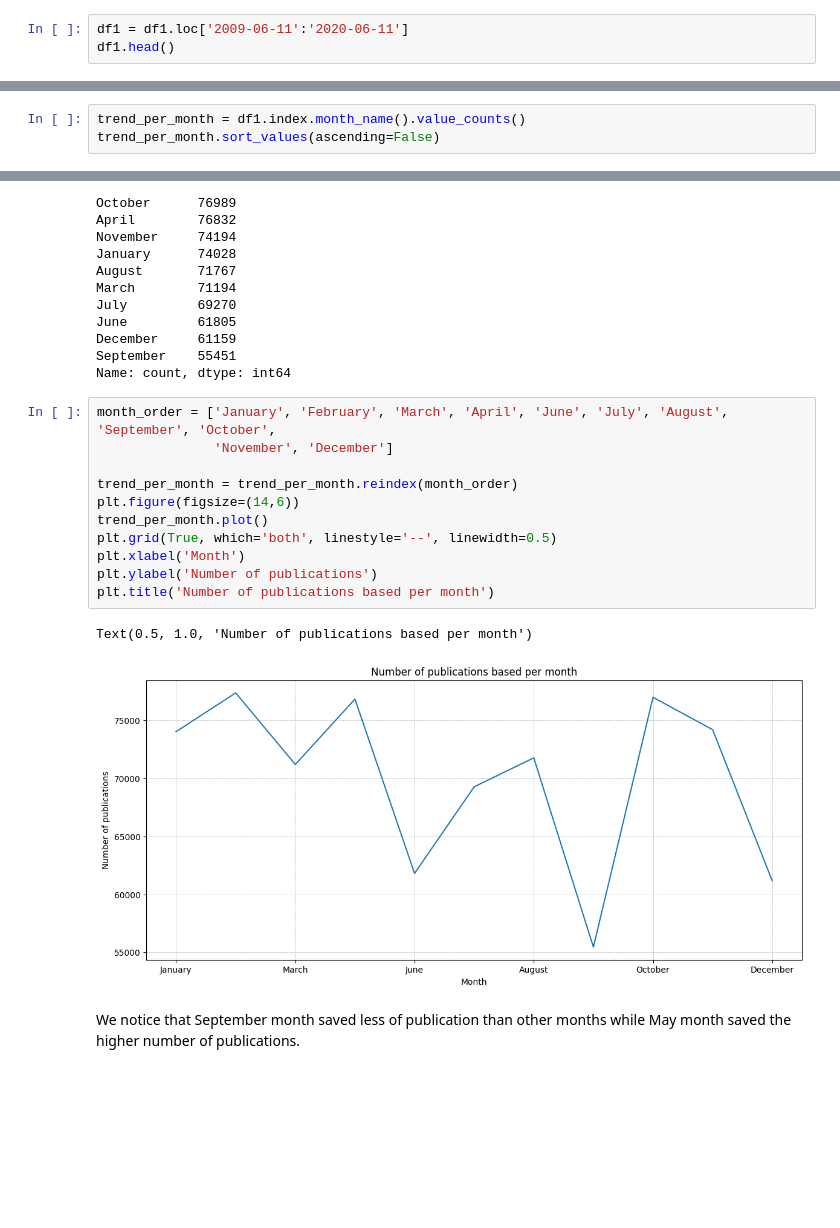
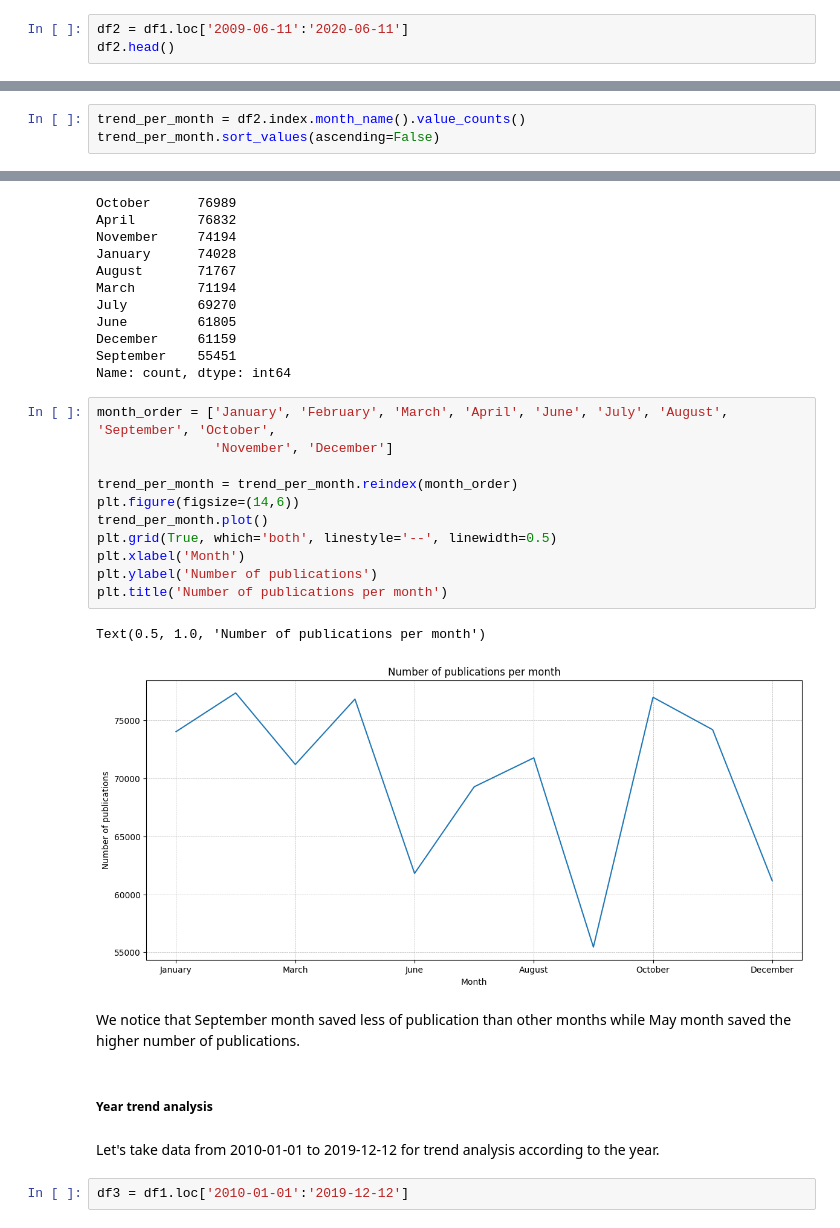
Before and after one commit to Cabrel17/Financial_news_sentiment_analysis, a Jupyter notebook: notebooks/Exploratory_data_analysis.ipynb, the cells around one changed output, grey strips where cells are left out. Cells and saved outputs as stored; diff of their text form; blank space fills up the shorter version.

Commit message:
Start of the year trend analysis

```diff
--- a/notebooks/Exploratory_data_analysis.ipynb
+++ b/notebooks/Exploratory_data_analysis.ipynb
@@ -155,8 +153,8 @@ df1.head()
 | 2009-05-22 00:00:00+00:00 | Charles Sizemore Radio Interview ... | https://www.benzinga.com/11218/ch... | Charles Lewis Sizemore CFA | AM | 49 |
 | 2009-05-27 00:00:00+00:00 | JVA perks to 39% gain, SMCG ready... | https://www.benzinga.com/superman... | superman | EPS | 50 |
 # %%
-df1 = df1.loc['2009-06-11':'2020-06-11']
-df1.head()
+df2 = df1.loc['2009-06-11':'2020-06-11']
+df2.head()
 # %% [output]
 |  | headline | url | publisher | stock | headline_length |
 | date |  |  |  |  |  |
@@ -166,7 +164,7 @@ df1.head()
 | 2009-06-16 00:00:00+00:00 | AIM Great News the Day After Grea... | https://www.benzinga.com/5334/aim... | superman | EPS | 43 |
 | 2009-06-19 00:00:00+00:00 | Review of 3 Chinese IPO's- Week o... | https://www.benzinga.com/5332/rev... | superman | ADS | 44 |
 # %%
-trend_per_month = df1.index.month_name().value_counts()
+trend_per_month = df2.index.month_name().value_counts()
 trend_per_month.sort_values(ascending=False)
 # %% [output]
 date
@@ -186,16 +184,22 @@ Name: count, dtype: int64
 # %%
 month_order = ['January', 'February', 'March', 'April', 'June', 'July', 'August', 'September', 'October',
                'November', 'December']
 
 trend_per_month = trend_per_month.reindex(month_order)
 plt.figure(figsize=(14,6))
 trend_per_month.plot()
 plt.grid(True, which='both', linestyle='--', linewidth=0.5)
 plt.xlabel('Month')
 plt.ylabel('Number of publications')
-plt.title('Number of publications based per month')
+plt.title('Number of publications per month')
 # %% [output]
-Text(0.5, 1.0, 'Number of publications based per month')
+Text(0.5, 1.0, 'Number of publications per month')
-[figure, old version]
+[figure, new version]
 # %% [markdown]
 We notice that September month saved less of publication than other months while May month saved the higher number of publications.
+# %% [markdown]
+##### Year trend analysis
+# %% [markdown]
+Let's take data from 2010-01-01 to 2019-12-12 for trend analysis according to the year.
+# %%
+df3 = df1.loc['2010-01-01':'2019-12-12']
```
Also changed, not shown: parts of 4 cells of this notebook.
